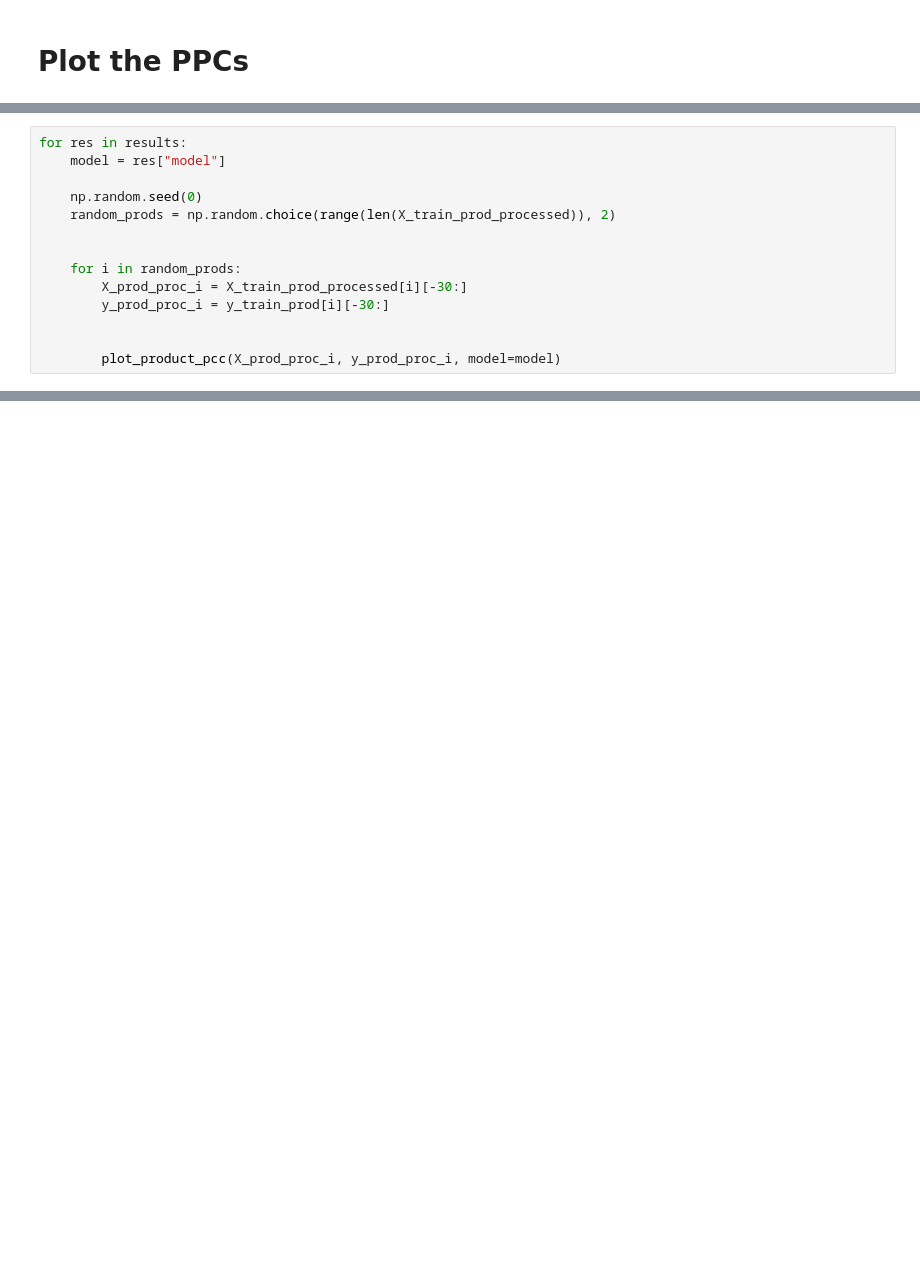
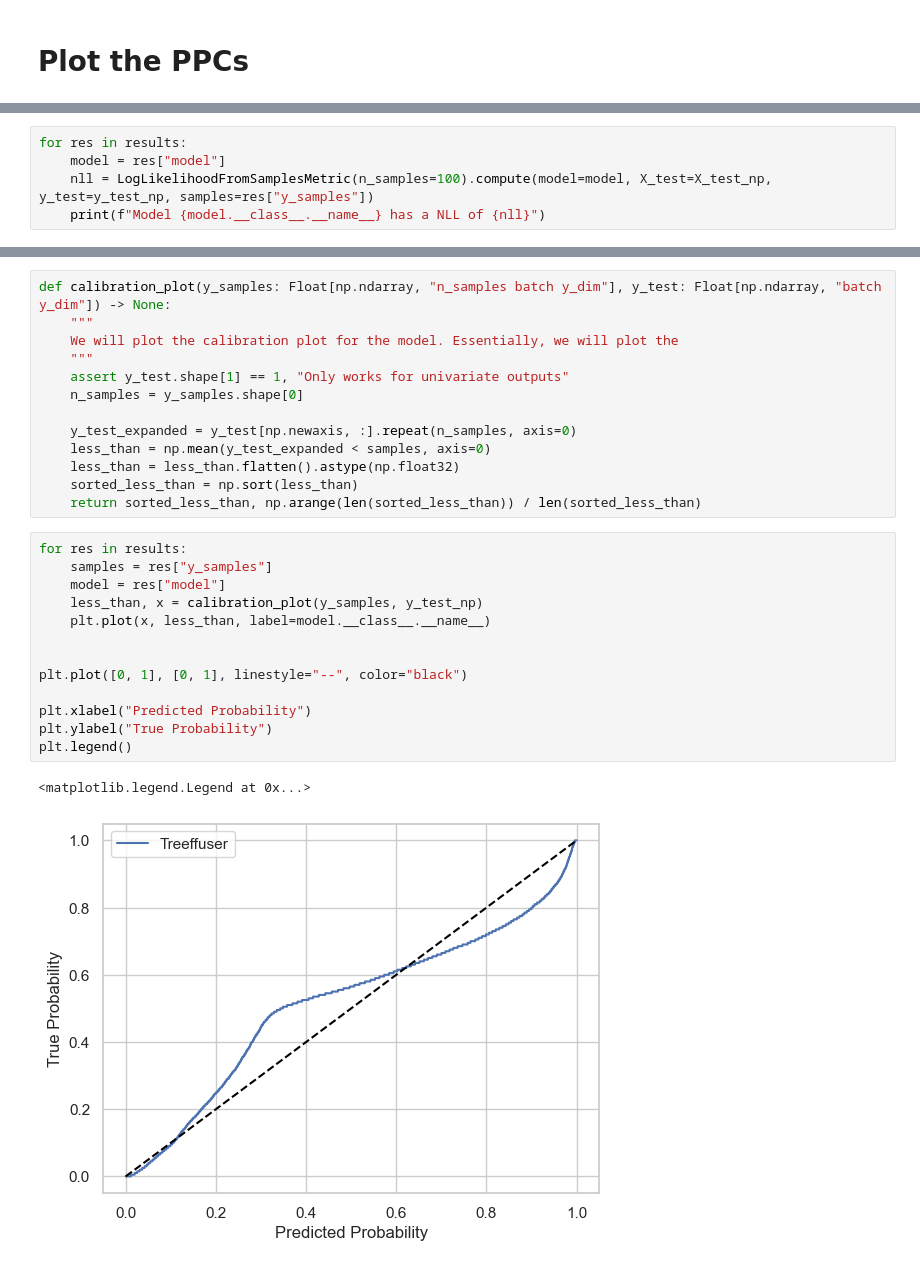
Before and after one commit to blei-lab/treeffuser, a Jupyter notebook: testbed/notebooks/m5-ppc-notebook.ipynb, the cells around one changed output, grey strips where cells are left out. Cells and saved outputs as stored; diff of their text form; blank space fills up the shorter version.

```diff
--- a/testbed/notebooks/m5-ppc-notebook.ipynb
+++ b/testbed/notebooks/m5-ppc-notebook.ipynb
@@ -483,14 +518,0 @@ for ppc_name in ppc_names:
-# %%
-for res in results:
-    model = res["model"]
-
-    np.random.seed(0)
-    random_prods = np.random.choice(range(len(X_train_prod_processed)), 2)
-
-
-    for i in random_prods:
-        X_prod_proc_i = X_train_prod_processed[i][-30:]
-        y_prod_proc_i = y_train_prod[i][-30:]
-
-
-        plot_product_pcc(X_prod_proc_i, y_prod_proc_i, model=model)
@@ -505,0 +589,5 @@ for res in results:
+# %%
+for res in results:
+    model = res["model"]
+    nll = LogLikelihoodFromSamplesMetric(n_samples=100).compute(model=model, X_test=X_test_np, y_test=y_test_np, samples=res["y_samples"])
+    print(f"Model {model.__class__.__name__} has a NLL of {nll}")
@@ -505,0 +598,29 @@ for res in results:
+# %%
+def calibration_plot(y_samples: Float[np.ndarray, "n_samples batch y_dim"], y_test: Float[np.ndarray, "batch y_dim"]) -> None:
+    """
+    We will plot the calibration plot for the model. Essentially, we will plot the
+    """
+    assert y_test.shape[1] == 1, "Only works for univariate outputs"
+    n_samples = y_samples.shape[0]
+
+    y_test_expanded = y_test[np.newaxis, :].repeat(n_samples, axis=0)
+    less_than = np.mean(y_test_expanded < samples, axis=0)
+    less_than = less_than.flatten().astype(np.float32)
+    sorted_less_than = np.sort(less_than)
+    return sorted_less_than, np.arange(len(sorted_less_than)) / len(sorted_less_than)
+# %%
+for res in results:
+    samples = res["y_samples"]
+    model = res["model"]
+    less_than, x = calibration_plot(y_samples, y_test_np)
+    plt.plot(x, less_than, label=model.__class__.__name__)
+
+
+plt.plot([0, 1], [0, 1], linestyle="--", color="black")
+
+plt.xlabel("Predicted Probability")
+plt.ylabel("True Probability")
+plt.legend()
+# %% [output]
+<matplotlib.legend.Legend at 0x...>
+[figure, added]
```
Also changed, not shown: parts of 20 cells of this notebook, 3 other files.
